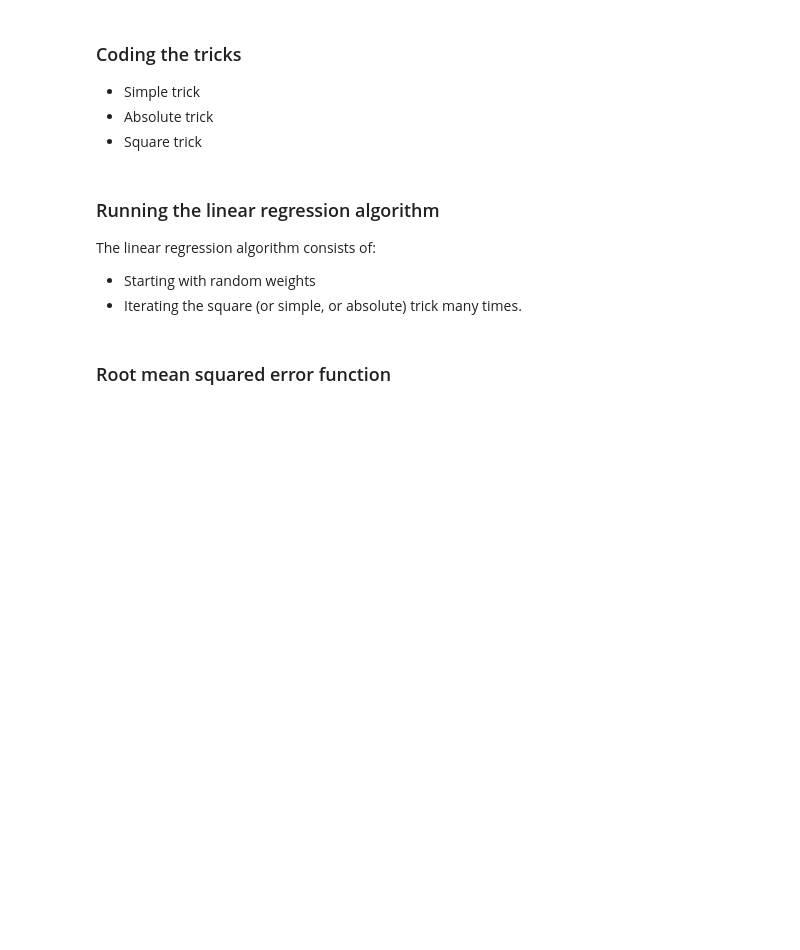
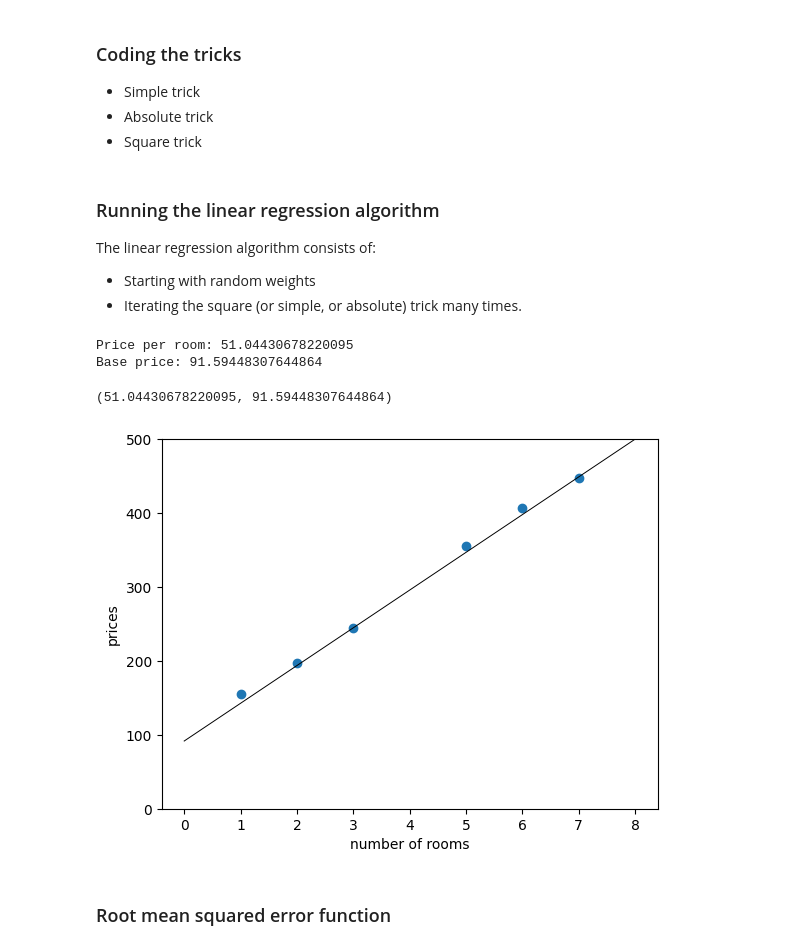
Before and after one commit to Ibrahim-AbuShara/EDA-practice-For-ML1, a Jupyter notebook: linear_regression/Coding_linear_regression.ipynb, the cells around one changed output. Saved outputs shown, nothing was run; the diff lists cells and outputs as text; code cells hidden in the pictures; blank space fills up the shorter version.

```diff
--- a/linear_regression/Coding_linear_regression.ipynb
+++ b/linear_regression/Coding_linear_regression.ipynb
@@ -86,27 +93,35 @@ The linear regression algorithm consists of:
 # %%
 import random as rd
 
 # We set the random seed in order to always get the same results.
 random.seed(0)
 
 def linear_regression(features, labels, learning_rate=0.01, epochs = 1000):
     price_per_room =  random.random() # start with random weight
     base_price =  random.random() # start with random bias
     ## TODO ##
     # for this number of epochs
     # get a random datasample of our dataset(x,y)
     # using the selected datasample use square_trick fn or absolute_trick fn to update price_per_room and base_price
+    for i in range(epochs):
+      j = random.randint(0, len(features)-1)
+      price_per_room, base_price = square_trick(base_price, price_per_room, features[j], labels[j], learning_rate)
 
     utils.draw_line(price_per_room, base_price, 'black', starting=0, ending=8)
     utils.plot_points(features, labels)
     print('Price per room:', price_per_room)
     print('Base price:', base_price)
     return price_per_room, base_price
 
 # This line is for the x-axis to appear in the figure
 plt.ylim(0,500)
 
 linear_regression(features, labels, learning_rate = 0.01, epochs = 1000)
+# %% [output]
+Price per room: 51.04430678220095
+Base price: 91.59448307644864
+(51.04430678220095, 91.59448307644864)
+[figure, added]
 # %% [markdown]
 ### Root mean squared error function
 # %%
```
Also changed, not shown: parts of 2 cells of this notebook.
